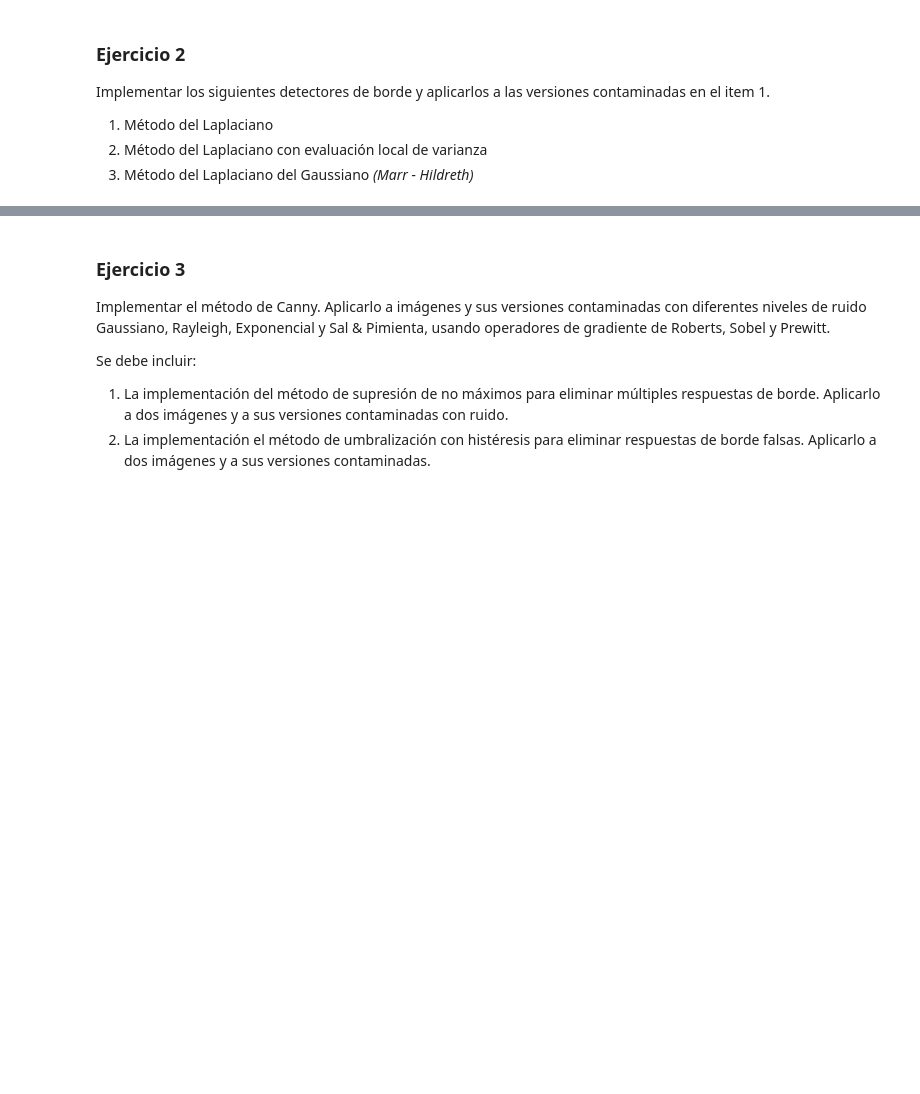
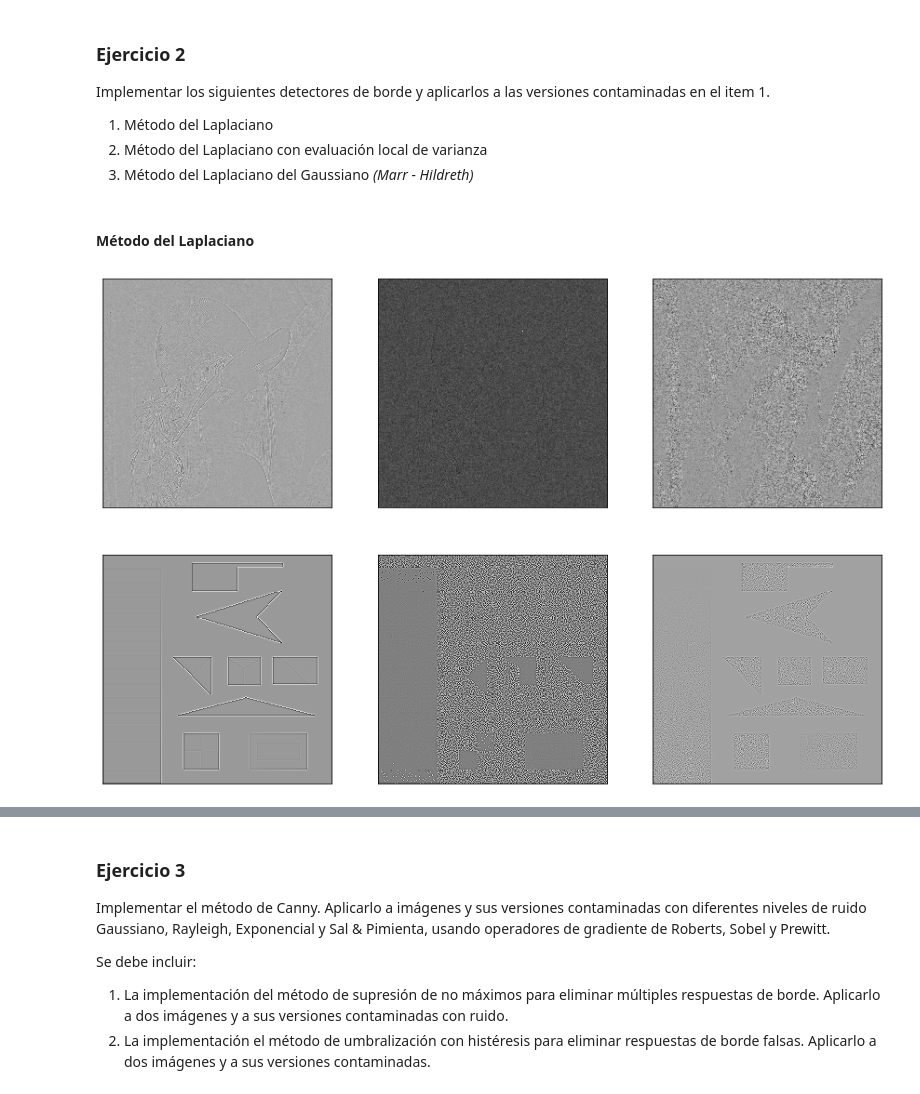
Before and after one commit to andres-rad/Vision-Computadora, a Jupyter notebook: Practica4/Practica4.ipynb, the cells around one changed output, grey strips where cells are left out. Cells and saved outputs as stored; diff of their text form; code cells hidden in the pictures; blank space fills up the shorter version.

```diff
--- a/Practica4/Practica4.ipynb
+++ b/Practica4/Practica4.ipynb
@@ -9,3 +92,10 @@ Implementar los siguientes detectores de borde y aplicarlos a las versiones cont
 1. Método del Laplaciano
 2. Método del Laplaciano con evaluación local de varianza
 3. Método del Laplaciano del Gaussiano *(Marr - Hildreth)*
+# %% [markdown]
+#### Método del Laplaciano
+# %%
+showAllImages(np.array([[laplacianEdgeDetector(aLena) for aLena in lenasWithNoises], \
+                        [laplacianEdgeDetector(aTest) for aTest in testWithNoises]]))
+# %% [output]
+[figure, added]
```
Also changed, not shown: parts of 24 cells of this notebook.
